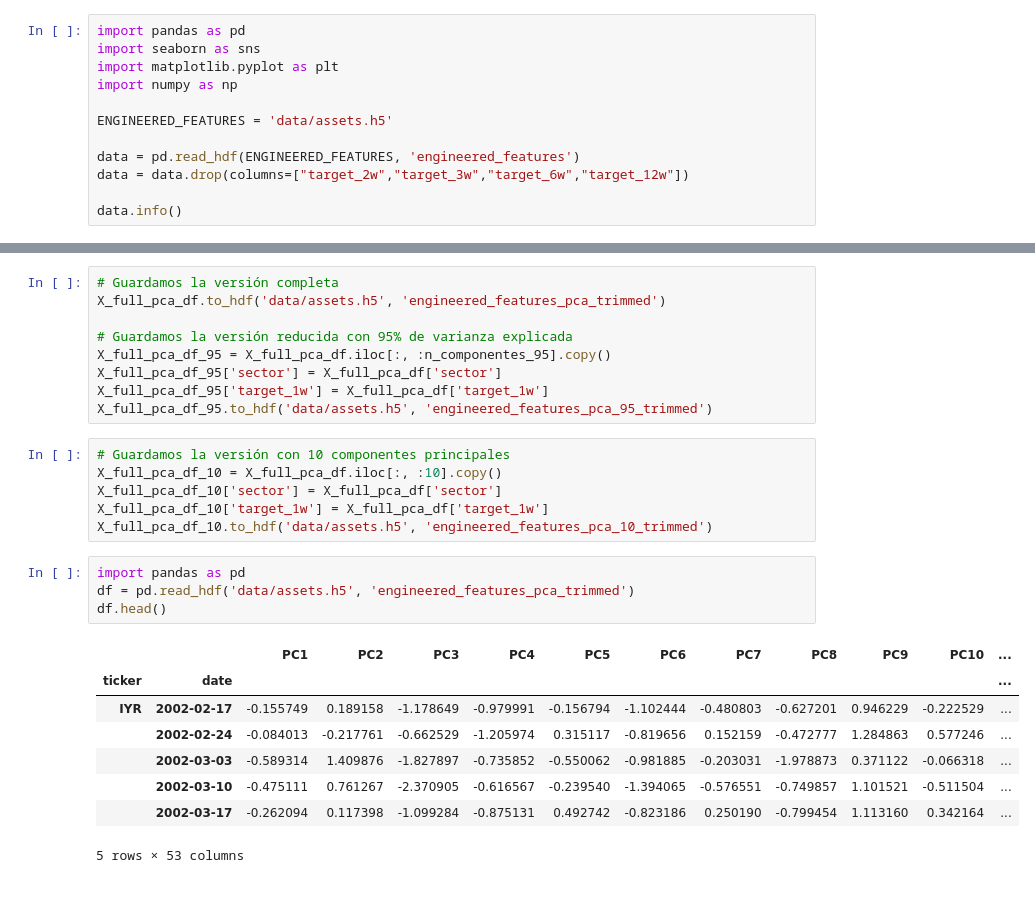
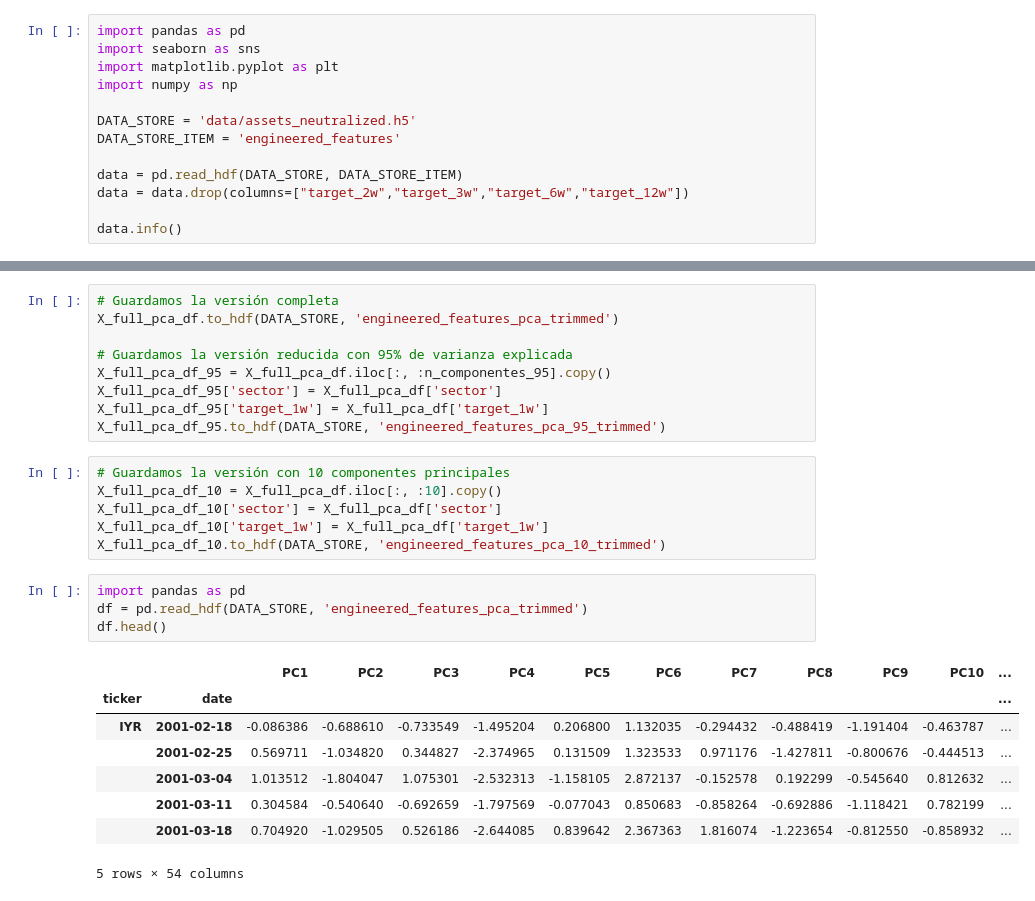
Before and after one commit to JArmunia/FamaFrenchTrading, a Jupyter notebook: analisis_correlaciones.ipynb, the cells around one changed output, grey strips where cells are left out. Saved outputs shown, nothing was run; the diff lists cells and outputs as text.

```diff
--- a/analisis_correlaciones.ipynb
+++ b/analisis_correlaciones.ipynb
@@ -4,9 +4,10 @@ import seaborn as sns
 import matplotlib.pyplot as plt
 import numpy as np
 
-ENGINEERED_FEATURES = 'data/assets.h5'
+DATA_STORE = 'data/assets_neutralized.h5'
+DATA_STORE_ITEM = 'engineered_features'
 
-data = pd.read_hdf(ENGINEERED_FEATURES, 'engineered_features')
+data = pd.read_hdf(DATA_STORE, DATA_STORE_ITEM)
 data = data.drop(columns=["target_2w","target_3w","target_6w","target_12w"])
 
 data.info()
@@ -277,31 +278,31 @@ Número de componentes necesarios para explicar el 95% de la varianza: 41
 # %%
 # Guardamos la versión completa
-X_full_pca_df.to_hdf('data/assets.h5', 'engineered_features_pca_trimmed')
+X_full_pca_df.to_hdf(DATA_STORE, 'engineered_features_pca_trimmed')
 
 # Guardamos la versión reducida con 95% de varianza explicada
 X_full_pca_df_95 = X_full_pca_df.iloc[:, :n_componentes_95].copy()
 X_full_pca_df_95['sector'] = X_full_pca_df['sector']
 X_full_pca_df_95['target_1w'] = X_full_pca_df['target_1w']
-X_full_pca_df_95.to_hdf('data/assets.h5', 'engineered_features_pca_95_trimmed')
+X_full_pca_df_95.to_hdf(DATA_STORE, 'engineered_features_pca_95_trimmed')
 # %%
 # Guardamos la versión con 10 componentes principales
 X_full_pca_df_10 = X_full_pca_df.iloc[:, :10].copy()
 X_full_pca_df_10['sector'] = X_full_pca_df['sector']
 X_full_pca_df_10['target_1w'] = X_full_pca_df['target_1w']
-X_full_pca_df_10.to_hdf('data/assets.h5', 'engineered_features_pca_10_trimmed')
+X_full_pca_df_10.to_hdf(DATA_STORE, 'engineered_features_pca_10_trimmed')
 # %%
 import pandas as pd
-df = pd.read_hdf('data/assets.h5', 'engineered_features_pca_trimmed')
+df = pd.read_hdf(DATA_STORE, 'engineered_features_pca_trimmed')
 df.head()
 # %% [output]
 |  |  | PC1 | PC2 | PC3 | PC4 | PC5 | PC6 | PC7 | PC8 | PC9 | PC10 | ... |
 | ticker | date |  |  |  |  |  |  |  |  |  |  | ... |
-| IYR | 2002-02-17 | -0.155749 | 0.189158 | -1.178649 | -0.979991 | -0.156794 | -1.102444 | -0.480803 | -0.627201 | 0.946229 | -0.222529 | ... |
-|  | 2002-02-24 | -0.084013 | -0.217761 | -0.662529 | -1.205974 | 0.315117 | -0.819656 | 0.152159 | -0.472777 | 1.284863 | 0.577246 | ... |
-|  | 2002-03-03 | -0.589314 | 1.409876 | -1.827897 | -0.735852 | -0.550062 | -0.981885 | -0.203031 | -1.978873 | 0.371122 | -0.066318 | ... |
-|  | 2002-03-10 | -0.475111 | 0.761267 | -2.370905 | -0.616567 | -0.239540 | -1.394065 | -0.576551 | -0.749857 | 1.101521 | -0.511504 | ... |
-|  | 2002-03-17 | -0.262094 | 0.117398 | -1.099284 | -0.875131 | 0.492742 | -0.823186 | 0.250190 | -0.799454 | 1.113160 | 0.342164 | ... |
+| IYR | 2001-02-18 | -0.086386 | -0.688610 | -0.733549 | -1.495204 | 0.206800 | 1.132035 | -0.294432 | -0.488419 | -1.191404 | -0.463787 | ... |
+|  | 2001-02-25 | 0.569711 | -1.034820 | 0.344827 | -2.374965 | 0.131509 | 1.323533 | 0.971176 | -1.427811 | -0.800676 | -0.444513 | ... |
+|  | 2001-03-04 | 1.013512 | -1.804047 | 1.075301 | -2.532313 | -1.158105 | 2.872137 | -0.152578 | 0.192299 | -0.545640 | 0.812632 | ... |
+|  | 2001-03-11 | 0.304584 | -0.540640 | -0.692659 | -1.797569 | -0.077043 | 0.850683 | -0.858264 | -0.692886 | -1.118421 | 0.782199 | ... |
+|  | 2001-03-18 | 0.704920 | -1.029505 | 0.526186 | -2.644085 | 0.839642 | 2.367363 | 1.816074 | -1.223654 | -0.812550 | -0.858932 | ... |
-5 rows × 53 columns
+5 rows × 54 columns
 # %%
 
 X_full_pca_df_95
```
Also changed, not shown: parts of 13 cells of this notebook, 9 other files.
